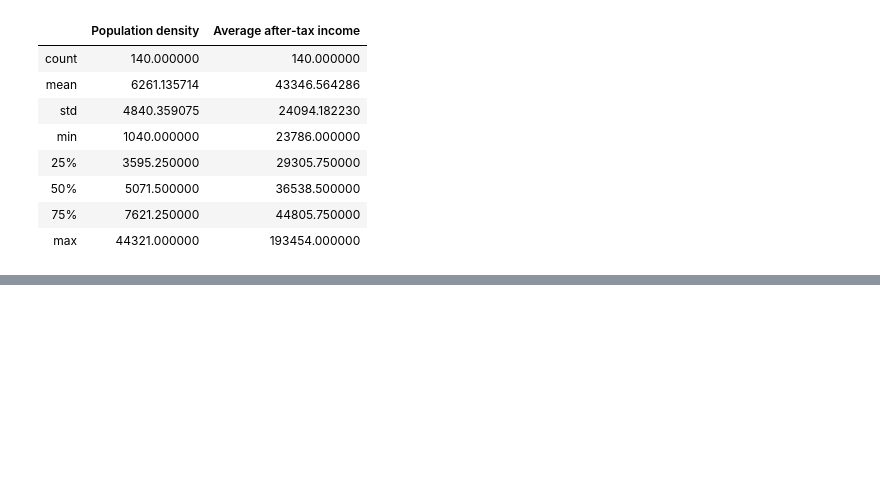
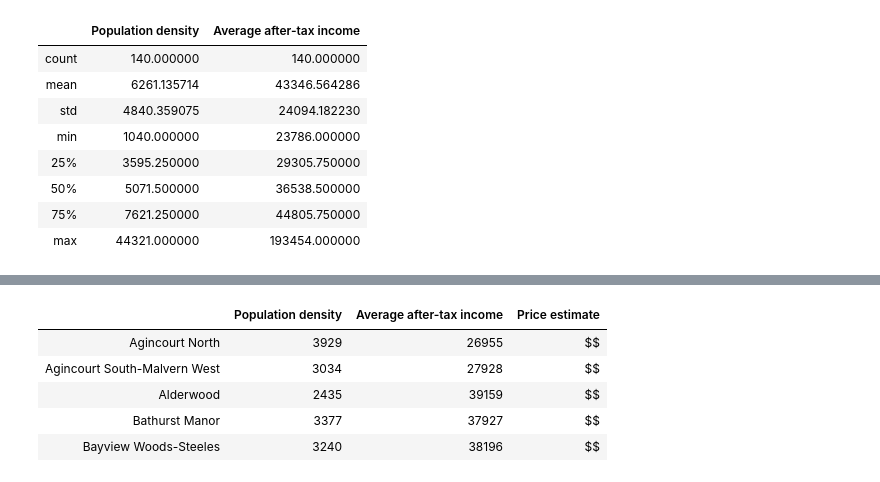
Before and after one commit to suryam08/Coursera_Capstone, a Jupyter notebook: Battle_of_neighbourhoods.ipynb, the cells around one changed output, grey strips where cells are left out. Drawn from its saved outputs; the diff is of its cells as text; code cells hidden in the pictures; blank space fills up the shorter version.

```diff
--- a/Battle_of_neighbourhoods.ipynb
+++ b/Battle_of_neighbourhoods.ipynb
@@ -114,0 +196,9 @@ Concluding remarks and recommendations will be made based on findings in step \#
+# %%
+df_demog[df_demog["Average after-tax income"] < 40000].head()
+# %% [output]
+|  | Population density | Average after-tax income | Price estimate |
+| Agincourt North | 3929 | 26955 | $$ |
+| Agincourt South-Malvern West | 3034 | 27928 | $$ |
+| Alderwood | 2435 | 39159 | $$ |
+| Bathurst Manor | 3377 | 37927 | $$ |
+| Bayview Woods-Steeles | 3240 | 38196 | $$ |
```
Also changed, not shown: parts of 24 cells of this notebook, 1 other file.
